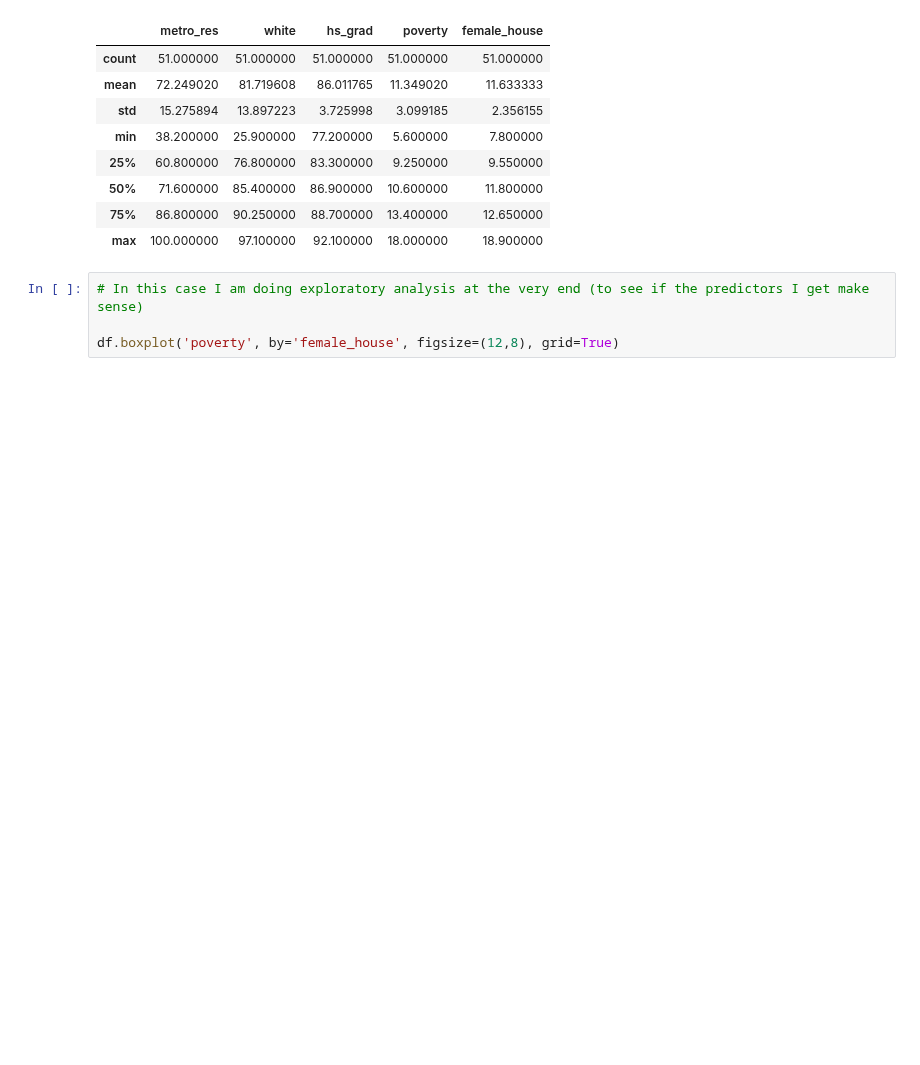
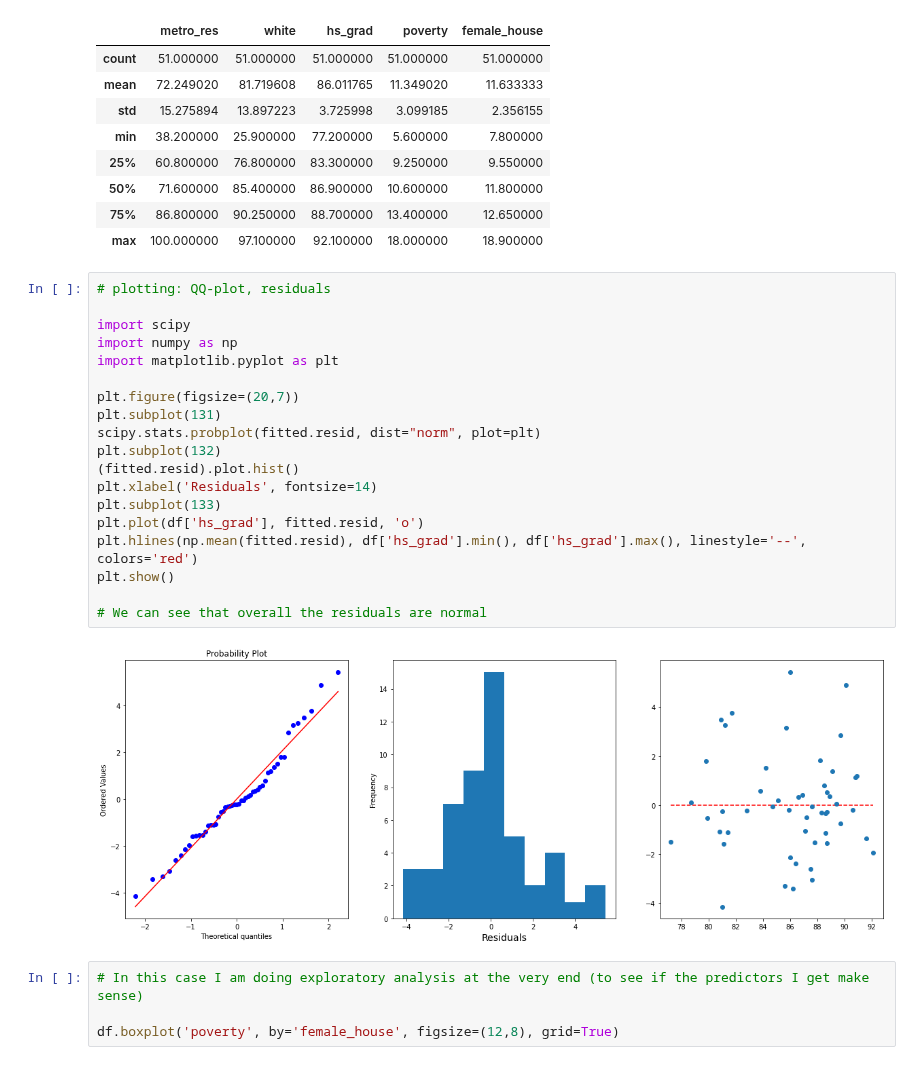
Before and after one commit to MashaKubyshina/Data_Science_Scripts, a Jupyter notebook: Regression_on_States_Basics_of_Statistics_Class.ipynb, the cells around one changed output. Saved outputs shown, nothing was run; the diff lists cells and outputs as text; blank space fills up the shorter version.

```diff
--- a/Regression_on_States_Basics_of_Statistics_Class.ipynb
+++ b/Regression_on_States_Basics_of_Statistics_Class.ipynb
@@ -624,6 +626,27 @@ df.describe()
 | 50% | 71.600000 | 85.400000 | 86.900000 | 10.600000 | 11.800000 |
 | 75% | 86.800000 | 90.250000 | 88.700000 | 13.400000 | 12.650000 |
 | max | 100.000000 | 97.100000 | 92.100000 | 18.000000 | 18.900000 |
+# %%
+# plotting: QQ-plot, residuals
+
+import scipy
+import numpy as np
+import matplotlib.pyplot as plt
+
+plt.figure(figsize=(20,7))
+plt.subplot(131)
+scipy.stats.probplot(fitted.resid, dist="norm", plot=plt)
+plt.subplot(132)
+(fitted.resid).plot.hist()
+plt.xlabel('Residuals', fontsize=14)
+plt.subplot(133)
+plt.plot(df['hs_grad'], fitted.resid, 'o')
+plt.hlines(np.mean(fitted.resid), df['hs_grad'].min(), df['hs_grad'].max(), linestyle='--', colors='red')
+plt.show()
+
+# We can see that overall the residuals are normal
+# %% [output]
+[figure, added]
 # %%
 # In this case I am doing exploratory analysis at the very end (to see if the predictors I get make sense)
 
```
Also changed, not shown: parts of 1 cell of this notebook.
